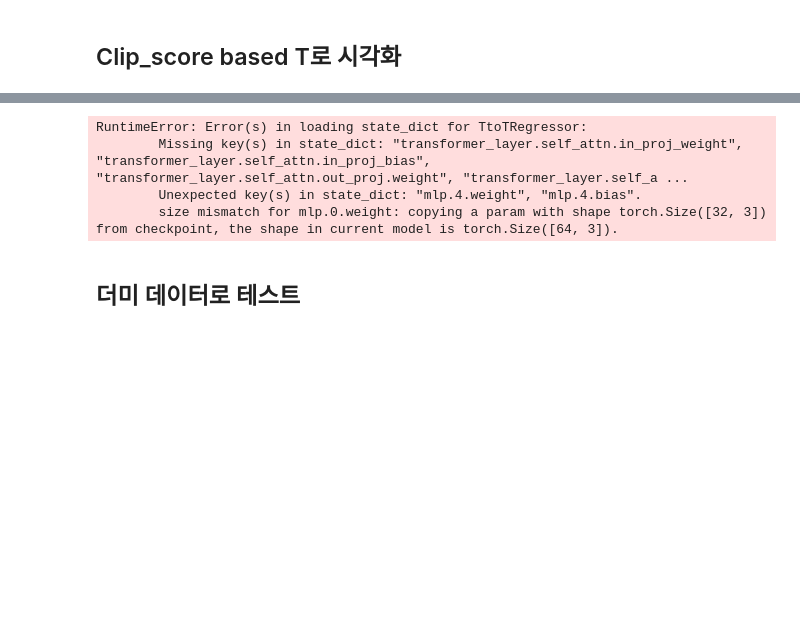
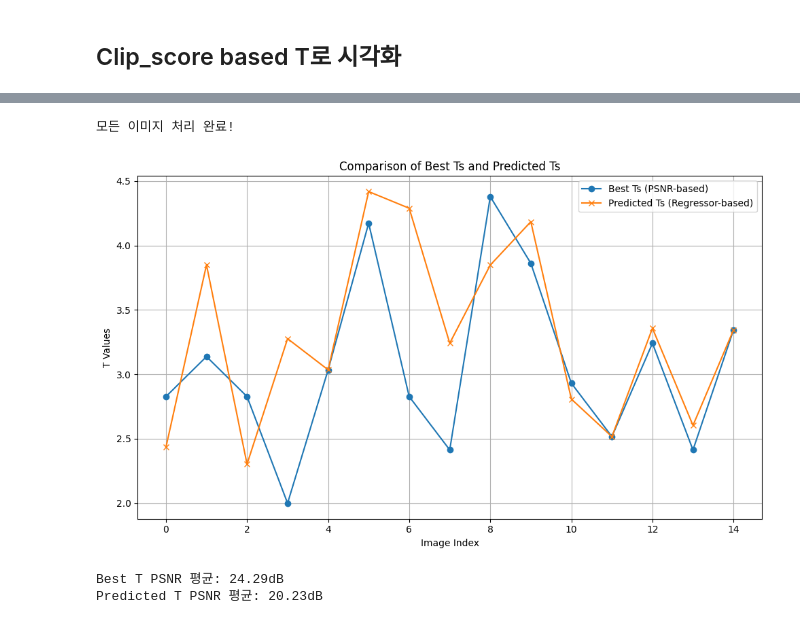
Before and after one commit to dgjung0220/CLODE, a Jupyter notebook: bw_MLP_regression.ipynb, the cells around one changed output, grey strips where cells are left out. Cells and saved outputs as stored; diff of their text form; code cells hidden in the pictures; blank space fills up the shorter version.

```diff
--- a/bw_MLP_regression.ipynb
+++ b/bw_MLP_regression.ipynb
@@ -651,7 +582,7 @@ MAE: 0.2291, RMSE: 0.2934
 import torch
 from tqdm import tqdm
 from network.conv_node import NODE
-from network.clip_classifier import TtoTClassifier
+# from network.clip_classifier import TtoTClassifier
 from misc import *
 import os
 from pathlib import Path
@@ -659,6 +590,7 @@ import numpy as np
 import matplotlib.pyplot as plt
 from torchmetrics.multimodal import CLIPImageQualityAssessment
 import time
+from network.clip_regressor import TtoTRegressor
 
 # GPU 번호 지정
 gpu_number = 3  # 원하는 GPU 번호로 변경 가능
@@ -677,12 +609,13 @@ model.load_state_dict(torch.load(f'/home/lbw/CLODE/pth/universal.pth', weights_o
 # 하이퍼파라미터 설정
 input_dim = 3
 hidden_dim = 64
+num_layers = 3
 
 # 모델 초기화
-classifier = TtoTRegressor(input_dim, hidden_dim).to(device)
-classifier.eval()
-classifier.to(device)
-classifier.load_state_dict(torch.load((model_path / model_name), map_location=device))
+regressor = TtoTRegressor(input_dim, hidden_dim).to(device)
+regressor.eval()
+regressor.to(device)
+regressor.load_state_dict(torch.load(model_path_name, map_location=device))
 
 file_path = Path('/home/lbw/data/eval15')
 
@@ -737,7 +670,7 @@ T_values = np.linspace(2, 5, 30)
 T_tensors = [torch.tensor([0, T]).float().cuda() for T in T_values]
 
 # 결과 저장을 위한 디렉토리 생성
-results_dir = Path('/home/lbw/CLODE_eval_results_8')
+results_dir = Path('/home/lbw/CLODE_eval_results_atten')
 results_dir.mkdir(parents=True, exist_ok=True)
 
 best_Ts = []
@@ -777,10 +710,11 @@ for idx in tqdm(range(len(eval_images))):
     # Classifier 모델로 예측
     clip_scores_tensor = torch.FloatTensor(clip_scores).unsqueeze(0).to(device)  # (1, T, 3) 형태로 변환
     with torch.no_grad():
-        outputs = classifier(clip_scores_tensor)
-        pred_T_idx = torch.argmax(outputs, dim=1).item()
+        pred_T = regressor(clip_scores_tensor)
+        pred_T = pred_T.item()
 
-    pred_T = T_values[pred_T_idx]
+
+    pred_T_idx = np.argmin(np.abs(T_values - pred_T))
     pred_img = preds[pred_T_idx]
 
     pred_Ts.append(pred_T)
@@ -807,71 +741,38 @@ for idx in tqdm(range(len(eval_images))):
     plt.title(f'NODE Best T={best_T:.2f}, PSNR={psnrs[best_T_idx]:.2f}dB')
     plt.axis('off')
 
-    # Classifier 예측 T 이미지
+    # Regressor 예측 T 이미지
     plt.subplot(2, 2, 4)
     plt.imshow(tensor_to_numpy(pred_img))
-    plt.title(f'Classifier Pred T={pred_T:.2f}, PSNR={psnrs[pred_T_idx]:.2f}dB')
+    plt.title(f'Regressor Pred T={pred_T:.2f}, PSNR={psnrs[pred_T_idx]:.2f}dB')
     plt.axis('off')
 
     # 결과 저장
     plt.tight_layout()
     plt.savefig(results_dir / f'{img_name.split(".")[0]}_compare.png')
     plt.close()
-    # # PSNR 그래프 추가
-    # plt.figure(figsize=(15, 5))
-    # plt.subplot(1, 2, 1)
-    # plt.plot(T_values, psnrs)
-    # plt.axvline(x=best_T, color='r', linestyle='--', label=f'Best T={best_T:.2f}')
-    # plt.axvline(x=pred_T, color='g', linestyle='--', label=f'Pred T={pred_T:.2f}')
-    # plt.xlabel('T values')
-    # plt.ylabel('PSNR (dB)')
-    # plt.title('PSNR vs T')
-    # plt.grid(True)
-    # plt.legend()
-
-    # # CLIP 점수 그래프
-    # plt.subplot(1, 2, 2)
-    # plt.plot(T_values, clip_scores[:, 0], label='Brightness')
-    # plt.plot(T_values, clip_scores[:, 1], label='Noisiness')
-    # plt.plot(T_values, clip_scores[:, 2], label='Quality')
-    # plt.axvline(x=best_T, color='r', linestyle='--')
-    # plt.axvline(x=pred_T, color='g', linestyle='--')
-    # plt.xlabel('T values')
-    # plt.ylabel('CLIP Score')
-    # plt.title('CLIP Scores vs T')
-    # plt.grid(True)
-    # plt.legend()
-
-    # # 결과 저장
-    # plt.tight_layout()
-    # plt.savefig(results_dir / f'{img_name.split(".")[0]}_comparison.png')
-    # plt.close('all')
-
-    # 첫 5개만 처리 후 멈춤 (테스트용, 모든 이미지를 처리하려면 제거)
-    # if idx == 4:
-    #     break
 
 # 통계 정보 계산 (전체 이미지에 대해)
 print("모든 이미지 처리 완료!")
 
 # best_Ts와 pred_Ts를 하나의 플롯에 시각화
 plt.figure(figsize=(10, 6))
 plt.plot(best_Ts, label='Best Ts (PSNR-based)', marker='o')
-plt.plot(pred_Ts, label='Predicted Ts (Classifier-based)', marker='x')
+plt.plot(pred_Ts, label='Predicted Ts (Regressor-based)', marker='x')
 plt.xlabel('Image Index')
 plt.ylabel('T Values')
 plt.title('Comparison of Best Ts and Predicted Ts')
 plt.legend()
 plt.grid(True)
 plt.tight_layout()
 plt.savefig(results_dir / 'best_vs_pred_Ts.png')
 plt.show()
 
 # PSNR 비교
 print(f"Best T PSNR 평균: {np.mean(best_psnrs):.2f}dB")
 print(f"Predicted T PSNR 평균: {np.mean(pred_psnrs):.2f}dB")
 # %% [output]
-RuntimeError: Error(s) in loading state_dict for TtoTRegressor:
-        Missing key(s) in state_dict: "transformer_layer.self_attn.in_proj_weight", "transformer_layer.self_attn.in_proj_bias", "transformer_layer.self_attn.out_proj.weight", "transformer_layer.self_a ...
-        Unexpected key(s) in state_dict: "mlp.4.weight", "mlp.4.bias".
-        size mismatch for mlp.0.weight: copying a param with shape torch.Size([32, 3]) from checkpoint, the shape in current model is torch.Size([64, 3]).
+모든 이미지 처리 완료!
+[figure, added]
+Best T PSNR 평균: 24.29dB
+Predicted T PSNR 평균: 20.23dB
@@ -880,2 +778,0 @@ if
-# %% [markdown]
-## 더미 데이터로 테스트
```
Also changed, not shown: parts of 8 cells of this notebook, 1 other file.
